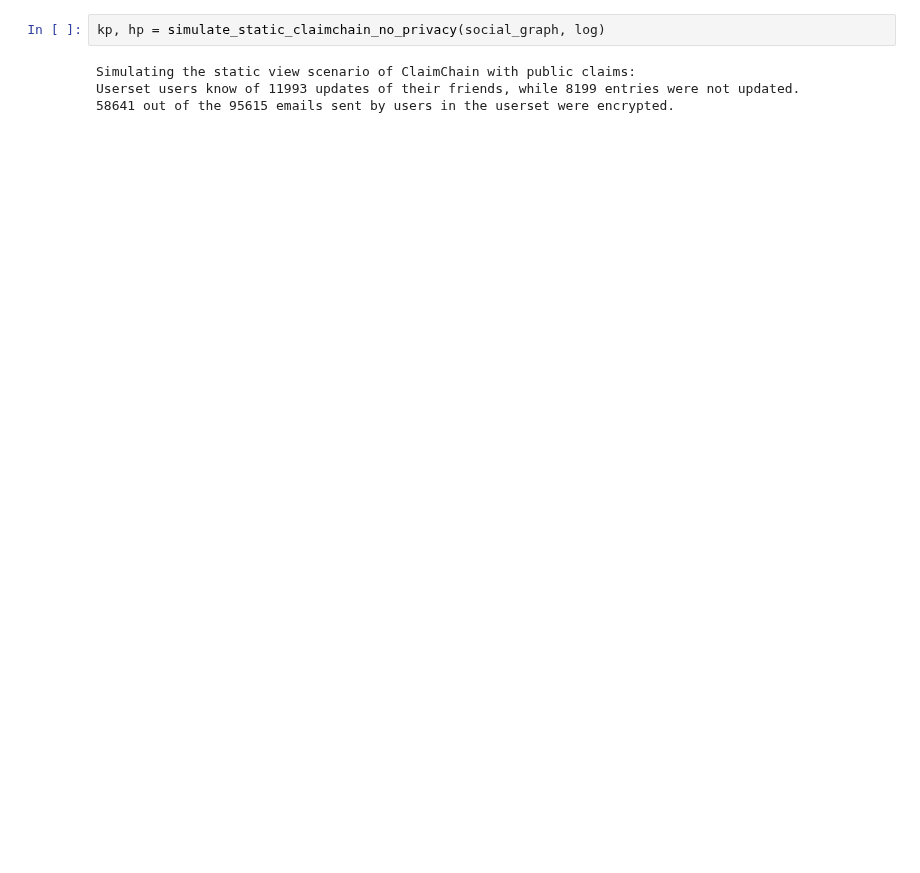
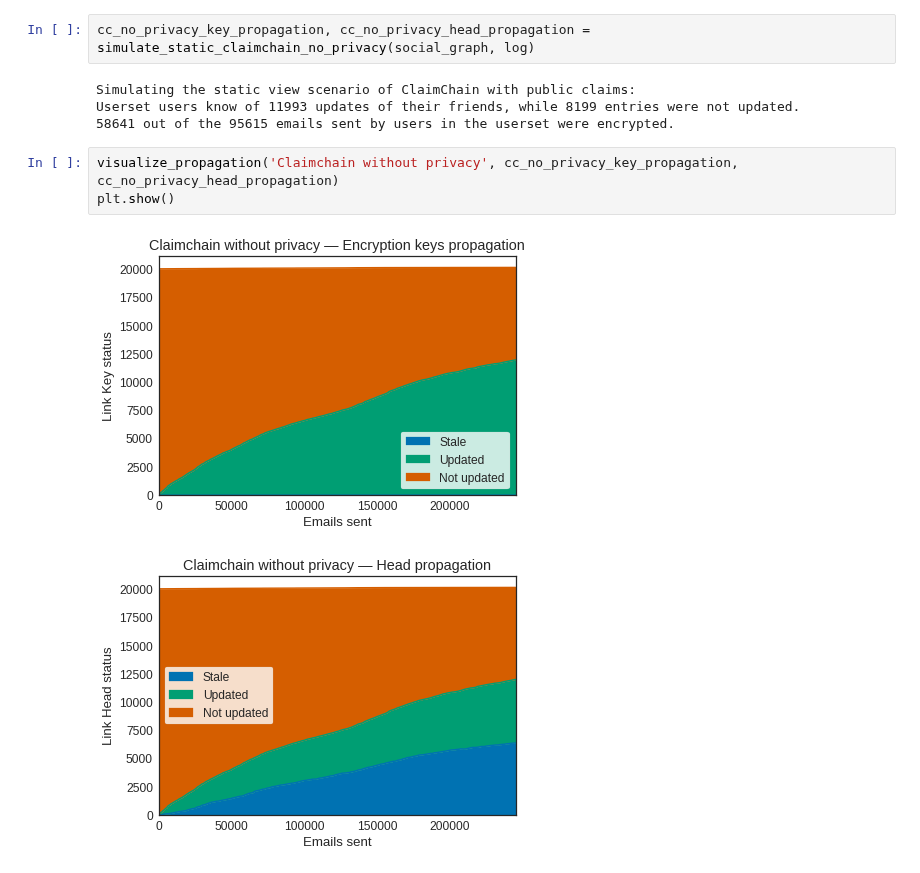
Before and after one commit to claimchain/claimchain-core, a Jupyter notebook: simulations/run_scenarios.ipynb, the cells around one changed output. Drawn from its saved outputs; the diff is of its cells as text; blank space fills up the shorter version.

```diff
--- a/simulations/run_scenarios.ipynb
+++ b/simulations/run_scenarios.ipynb
@@ -43,6 +56,12 @@ visualize_propagation('Static Autocrypt', kp, hp)
 # %%
-kp, hp = simulate_static_claimchain_no_privacy(social_graph, log)
+cc_no_privacy_key_propagation, cc_no_privacy_head_propagation = simulate_static_claimchain_no_privacy(social_graph, log)
 # %% [output]
 Simulating the static view scenario of ClaimChain with public claims:
 Userset users know of 11993 updates of their friends, while 8199 entries were not updated.
 58641 out of the 95615 emails sent by users in the userset were encrypted.
+# %%
+visualize_propagation('Claimchain without privacy', cc_no_privacy_key_propagation, cc_no_privacy_head_propagation)
+plt.show()
+# %% [output]
+[figure, added]
+[figure, added]
```
Also changed, not shown: parts of 14 cells of this notebook.
